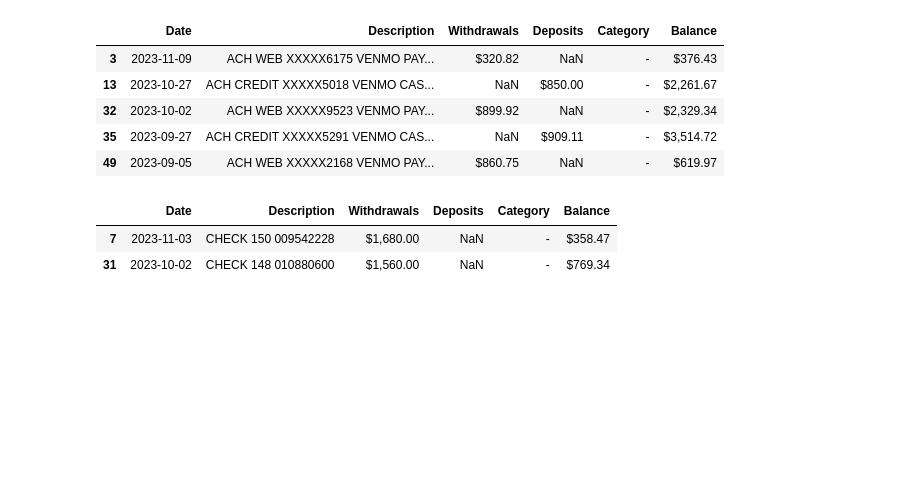
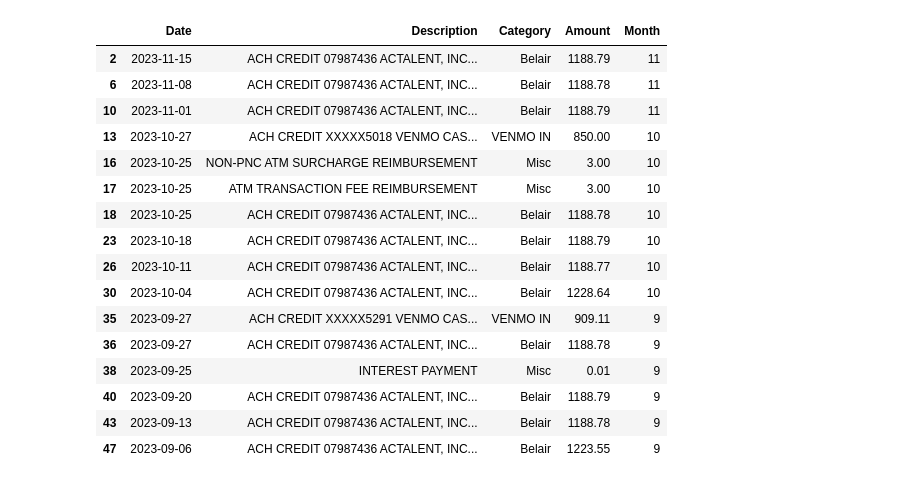
Before and after one commit to willdavis111/Budget_DA, a Jupyter notebook: Budget_app.ipynb, the cells around one changed output. Drawn from its saved outputs; the diff is of its cells as text; code cells hidden in the pictures; blank space fills up the shorter version.

```diff
--- a/Budget_app.ipynb
+++ b/Budget_app.ipynb
@@ -157,15 +74,29 @@ print(len(cc_payments))
-# %%
-venmo
-# %% [output]
-|  | Date | Description | Withdrawals | Deposits | Category | Balance |
-| 3 | 2023-11-09 | ACH WEB XXXXX6175 VENMO PAY... | $320.82 | NaN | - | $376.43 |
-| 13 | 2023-10-27 | ACH CREDIT XXXXX5018 VENMO CAS... | NaN | $850.00 | - | $2,261.67 |
-| 32 | 2023-10-02 | ACH WEB XXXXX9523 VENMO PAY... | $899.92 | NaN | - | $2,329.34 |
-| 35 | 2023-09-27 | ACH CREDIT XXXXX5291 VENMO CAS... | NaN | $909.11 | - | $3,514.72 |
-| 49 | 2023-09-05 | ACH WEB XXXXX2168 VENMO PAY... | $860.75 | NaN | - | $619.97 |
-# %%
-rent
-# %% [output]
-|  | Date | Description | Withdrawals | Deposits | Category | Balance |
-| 7 | 2023-11-03 | CHECK 150 009542228 | $1,680.00 | NaN | - | $358.47 |
-| 31 | 2023-10-02 | CHECK 148 010880600 | $1,560.00 | NaN | - | $769.34 |
+# %%
+# combine pnc and chase for analysis
+both = [chase_sept, pnc_sept]
+full_df = pd.concat(both)
+# %%
+full_df['Month'] = pd.DatetimeIndex(full_df['Date']).month
+# %%
+money_in = full_df[full_df['Amount'] > 0]
+money_out = full_df[full_df['Amount'] < 0]
+# %%
+money_in
+# %% [output]
+|  | Date | Description | Category | Amount | Month |
+| 2 | 2023-11-15 | ACH CREDIT 07987436 ACTALENT, INC... | Belair | 1188.79 | 11 |
+| 6 | 2023-11-08 | ACH CREDIT 07987436 ACTALENT, INC... | Belair | 1188.78 | 11 |
+| 10 | 2023-11-01 | ACH CREDIT 07987436 ACTALENT, INC... | Belair | 1188.79 | 11 |
+| 13 | 2023-10-27 | ACH CREDIT XXXXX5018 VENMO CAS... | VENMO IN | 850.00 | 10 |
+| 16 | 2023-10-25 | NON-PNC ATM SURCHARGE REIMBURSEMENT | Misc | 3.00 | 10 |
+| 17 | 2023-10-25 | ATM TRANSACTION FEE REIMBURSEMENT | Misc | 3.00 | 10 |
+| 18 | 2023-10-25 | ACH CREDIT 07987436 ACTALENT, INC... | Belair | 1188.78 | 10 |
+| 23 | 2023-10-18 | ACH CREDIT 07987436 ACTALENT, INC... | Belair | 1188.79 | 10 |
+| 26 | 2023-10-11 | ACH CREDIT 07987436 ACTALENT, INC... | Belair | 1188.77 | 10 |
+| 30 | 2023-10-04 | ACH CREDIT 07987436 ACTALENT, INC... | Belair | 1228.64 | 10 |
+| 35 | 2023-09-27 | ACH CREDIT XXXXX5291 VENMO CAS... | VENMO IN | 909.11 | 9 |
+| 36 | 2023-09-27 | ACH CREDIT 07987436 ACTALENT, INC... | Belair | 1188.78 | 9 |
+| 38 | 2023-09-25 | INTEREST PAYMENT | Misc | 0.01 | 9 |
+| 40 | 2023-09-20 | ACH CREDIT 07987436 ACTALENT, INC... | Belair | 1188.79 | 9 |
+| 43 | 2023-09-13 | ACH CREDIT 07987436 ACTALENT, INC... | Belair | 1188.78 | 9 |
+| 47 | 2023-09-06 | ACH CREDIT 07987436 ACTALENT, INC... | Belair | 1223.55 | 9 |
```
Also changed, not shown: parts of 17 cells of this notebook.
